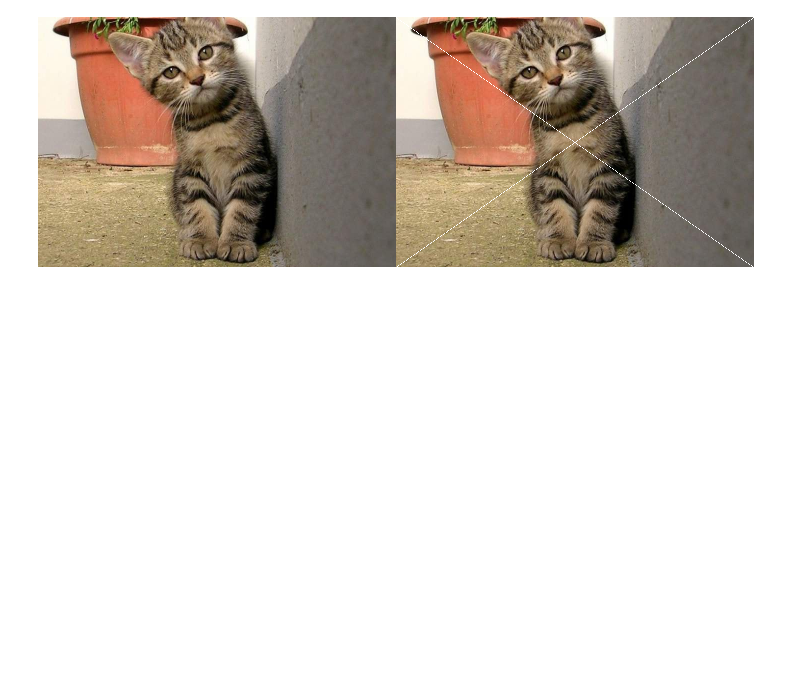
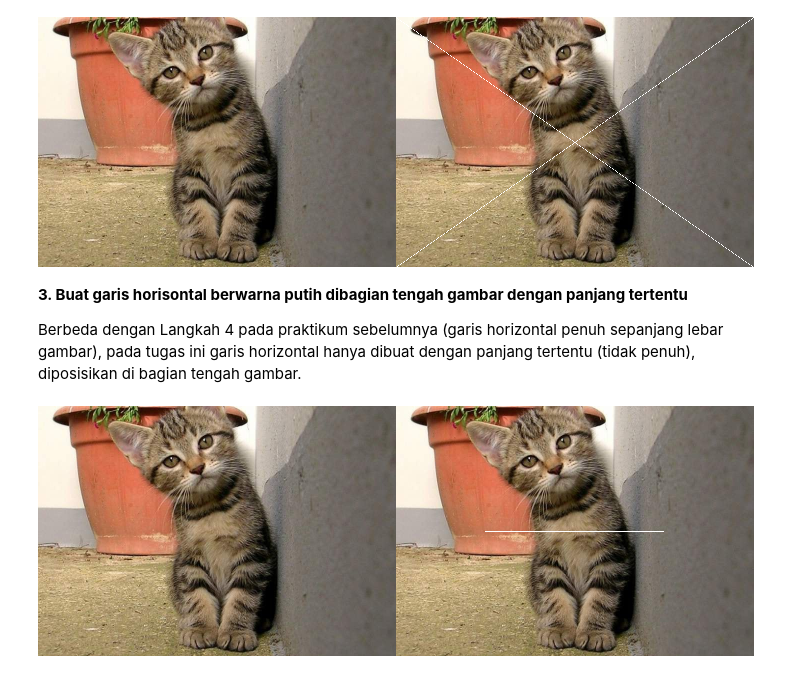
Before and after one commit to Mufliha-Hafsyah/PCVK_Ganjil_2026, a Jupyter notebook: latihan_integrasi.ipynb, the cells around one changed output. Drawn from its saved outputs; the diff is of its cells as text; code cells hidden in the pictures; blank space fills up the shorter version.

Commit message:
feat: menambahkan garis horizontal putih dengan panjang tertentu di tengah image

```diff
--- a/latihan_integrasi.ipynb
+++ b/latihan_integrasi.ipynb
@@ -170,3 +170,22 @@ cv2_imshow(final_frame2)
 # %% [output]
 [figure]
 [figure]
+# %% [markdown]
+**3. Buat garis horisontal berwarna putih dibagian tengah gambar dengan panjang tertentu**
+
+Berbeda dengan Langkah 4 pada praktikum sebelumnya (garis horizontal penuh sepanjang lebar gambar), pada tugas ini garis horizontal hanya dibuat dengan panjang tertentu (tidak penuh), diposisikan di bagian tengah gambar.
+# %%
+image_6 = cv.cvtColor(image, cv.COLOR_BGR2RGB)
+
+# menentukan panjang garis (misal setengah dari lebar gambar)
+panjang_garis = int(lebar/2)
+mulai_x = int((lebar - panjang_garis)/2)  # supaya garis berada di tengah horizontal
+
+# membuat garis horizontal dengan panjang tertentu di tengah image
+for x in range(mulai_x, mulai_x + panjang_garis):
+  image_6[int(tinggi/2), x] = [255,255,255]
+
+final_frame3 = cv.hconcat((image_2, image_6))
+cv2_imshow(final_frame3)
+# %% [output]
+[figure, added]
```
